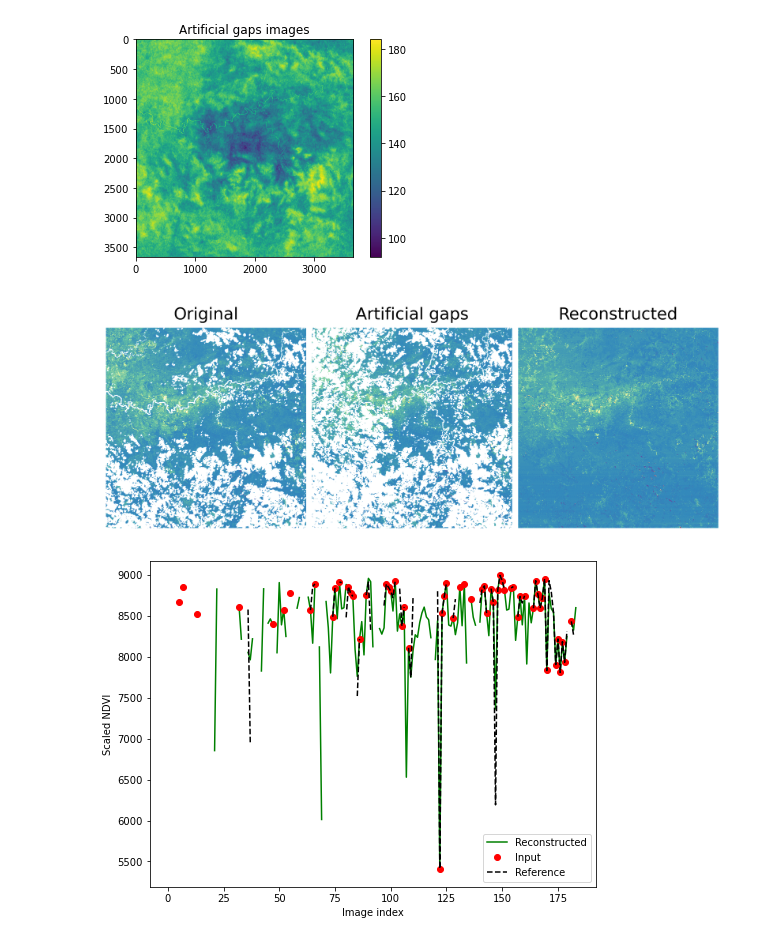
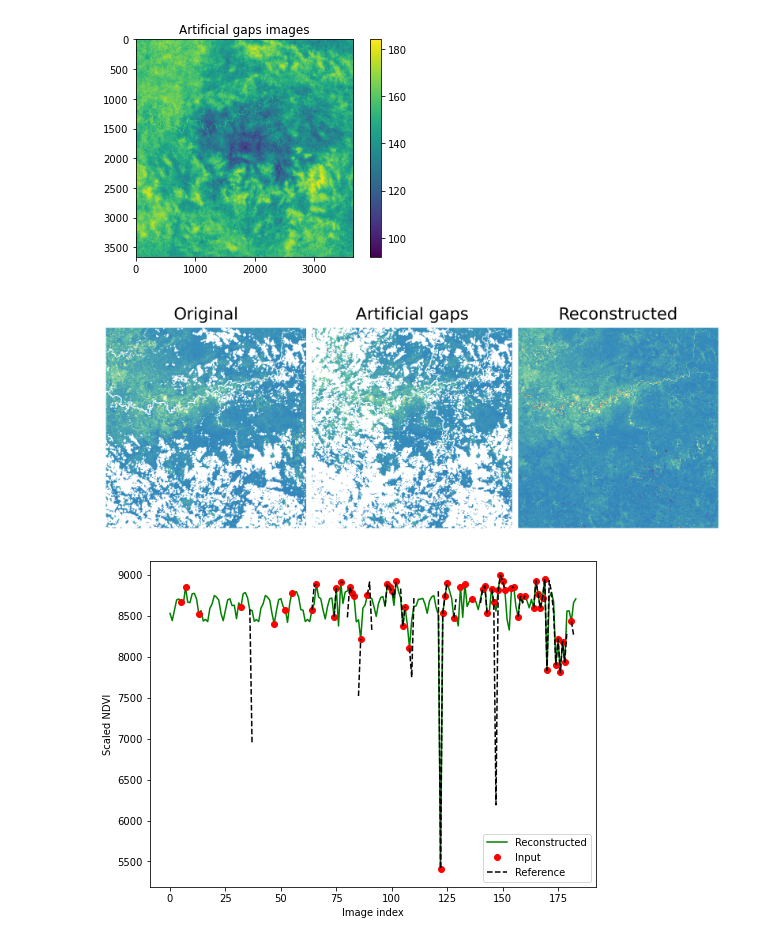
Before and after one commit to OpenGeoHub/EO-benchmark, a Jupyter notebook: gap_filling_methods/gap_filling_comparison.ipynb, the cells around one changed output. Cells and saved outputs as stored; diff of their text form; code cells hidden in the pictures.

```diff
--- a/gap_filling_methods/gap_filling_comparison.ipynb
+++ b/gap_filling_methods/gap_filling_comparison.ipynb
@@ -311,10 +270,10 @@ plt.show()
 [figure]
 # %%
 idx = 100
-orig_img = data_ref[idx,:,:]
-art_gaps_img = data_gap[idx,:,:]
-filled_img = data_SeasConv[idx,:,:]
-skmap.plotter.plot_rasters(
+orig_img = data_ref[:,:,idx]
+art_gaps_img = data_gap[:,:,idx]
+filled_img = data_SeasConv[:,:,idx]
+plot_rasters(
     orig_img,
     art_gaps_img,
     filled_img,
@@ -327,22 +286,22 @@ skmap.plotter.plot_rasters(
     nodata=-32000
 )
 # %% [output]
-[figure, old version]
+[figure, new version]
 # %%
 pix_x = 1500
 pix_y = 2000
-ref_ts = data_ref[:,pix_x,pix_y]
-seasconv_ts = data_SeasConv[:,pix_x,pix_y]
-gap_ts = data_gap[:,pix_x,pix_y]
+ref_ts = data_ref[pix_x,pix_y,:]
+seasconv_ts = data_SeasConv[pix_x,pix_y,:]
+gap_ts = data_gap[pix_x,pix_y,:]
 idx = slice(0,184)
 plt.figure(figsize=(8,6))
 plt.plot(seasconv_ts[idx], 'g', label='Reconstructed')
 plt.plot(gap_ts[idx], 'ro', label='Input')
 plt.plot(ref_ts[idx], 'k--', label='Reference')
 plt.legend()
 plt.xlabel('Image index')
 plt.ylabel('Scaled NDVI')
 plt.savefig('gap_filling_ts.png')
 plt.show()
 # %% [output]
-[figure, old version]
+[figure, new version]
```
Also changed, not shown: parts of 6 cells of this notebook, 1 other file.
